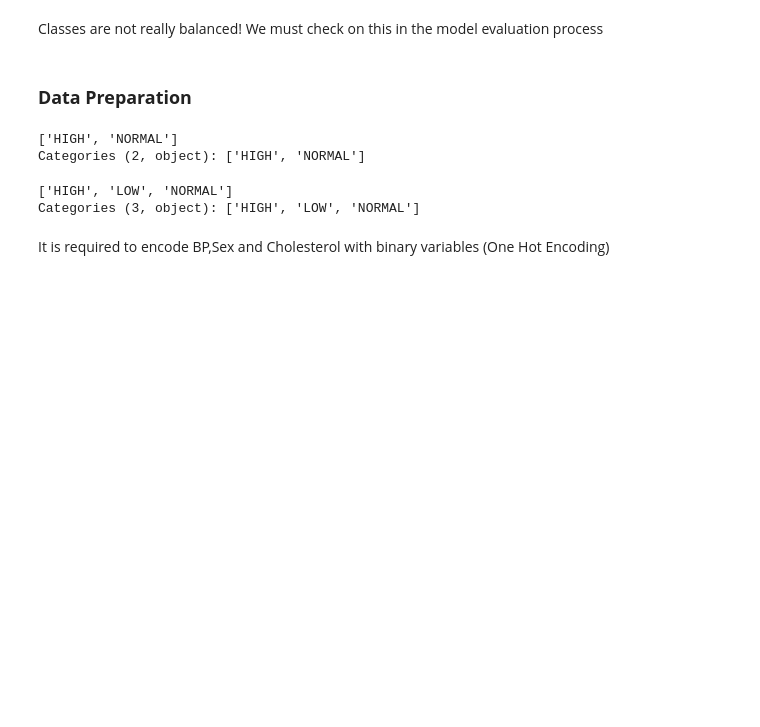
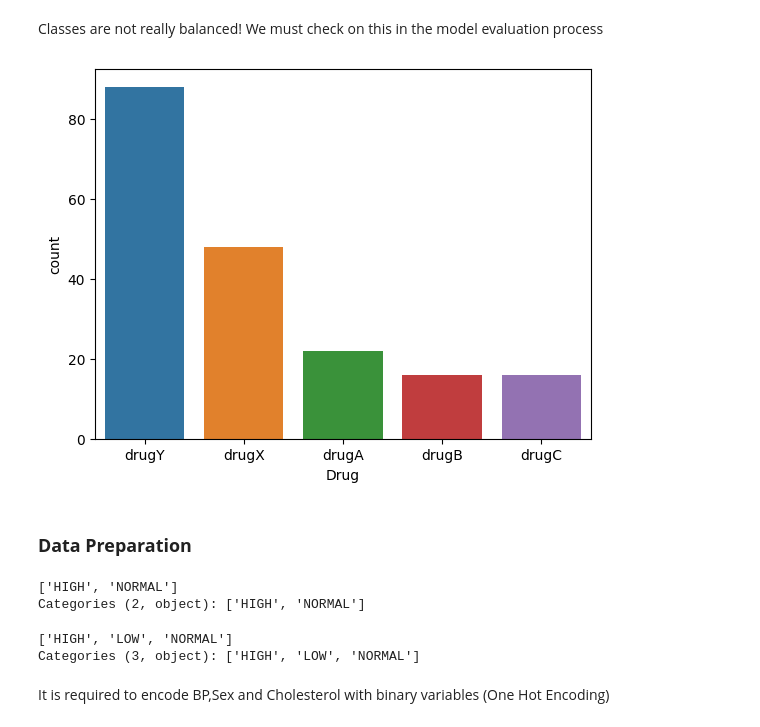
Before and after one commit to maikuvit/MachineLearningWorkbooks, a Jupyter notebook: Drugs/Lab9_Drug.ipynb, the cells around one changed output. Cells and saved outputs as stored; diff of their text form; code cells hidden in the pictures; blank space fills up the shorter version.

```diff
--- a/Drugs/Lab9_Drug.ipynb
+++ b/Drugs/Lab9_Drug.ipynb
@@ -144,5 +145,14 @@ sn.countplot(
 # %% [markdown]
 Classes are not really balanced! We must check on this in the model evaluation process
+# %%
+#Plot the count of each drug type
+sn.countplot(
+    drug,
+    x = "Drug",
+    order=ordered_drugs
+) ;
+# %% [output]
+[figure, added]
 # %% [markdown]
 ### **Data Preparation**
 # %%
```
Also changed, not shown: parts of 27 cells of this notebook.
